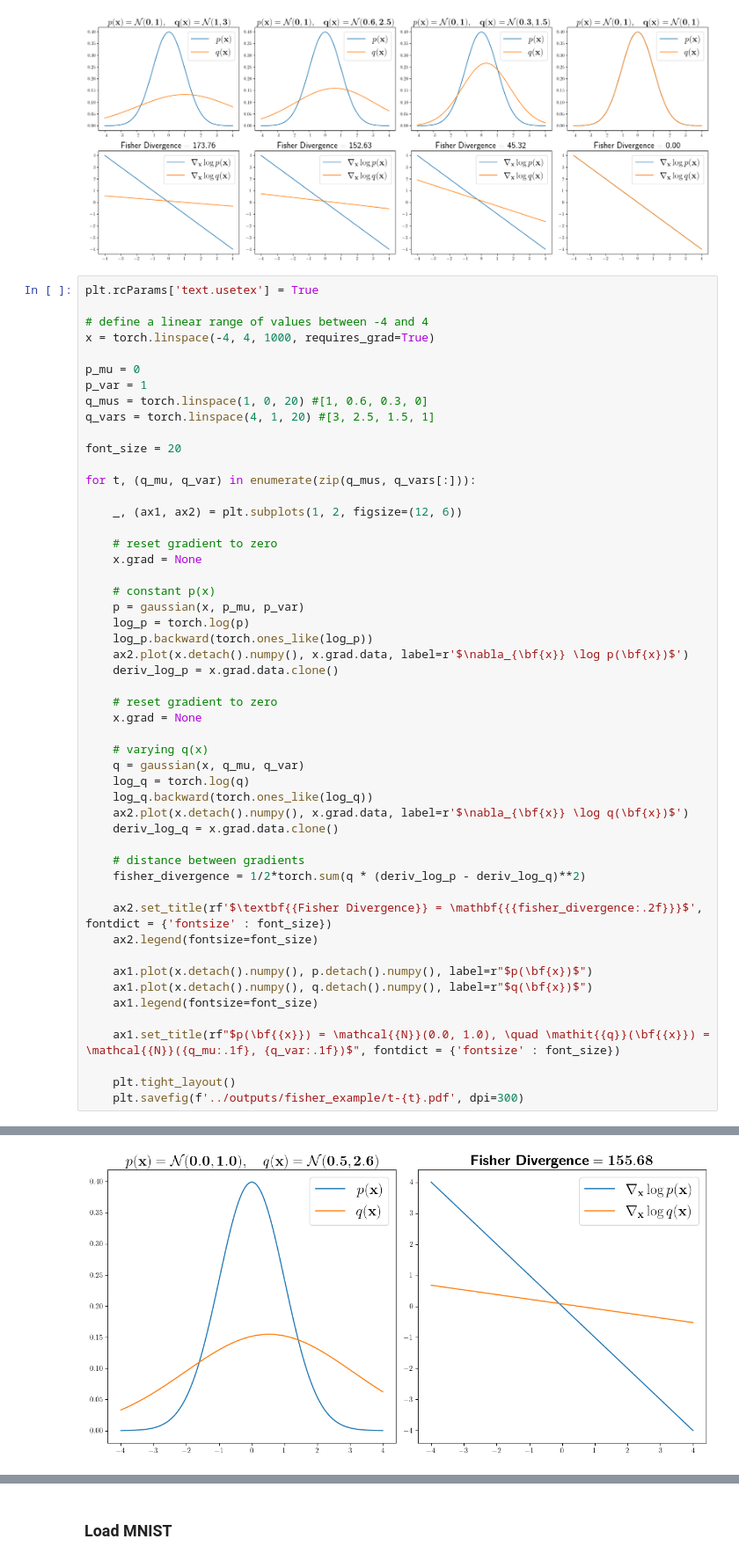
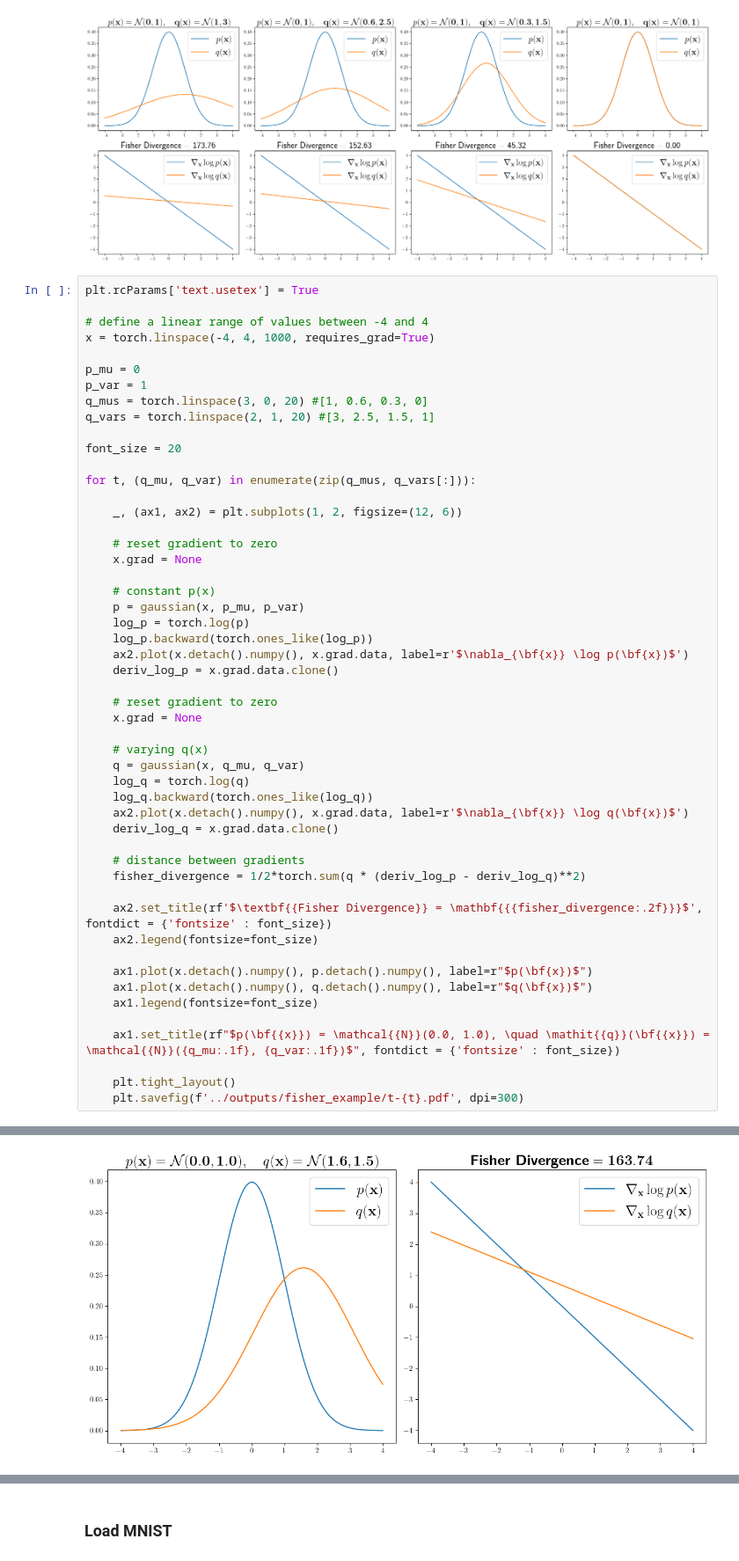
Before and after one commit to Janko-dev/generative_modeling, a Jupyter notebook: notebooks/score_based_models.ipynb, the cells around one changed output, grey strips where cells are left out. Shown at 88% size. Drawn from its saved outputs; the diff is of its cells as text.

```diff
--- a/notebooks/score_based_models.ipynb
+++ b/notebooks/score_based_models.ipynb
@@ -358,8 +358,8 @@ x = torch.linspace(-4, 4, 1000, requires_grad=True)
 
 p_mu = 0
 p_var = 1
-q_mus = torch.linspace(1, 0, 20) #[1, 0.6, 0.3, 0]
-q_vars = torch.linspace(4, 1, 20) #[3, 2.5, 1.5, 1]
+q_mus = torch.linspace(3, 0, 20) #[1, 0.6, 0.3, 0]
+q_vars = torch.linspace(2, 1, 20) #[3, 2.5, 1.5, 1]
 
 font_size = 20
 
@@ -414 +414 @@ for t, (q_mu, q_var) in enumerate(zip(q_mus, q_vars[:])):
-[figure, old version]
+[figure, new version]
```
Also changed, not shown: parts of 1 cell of this notebook, 20 other files.
